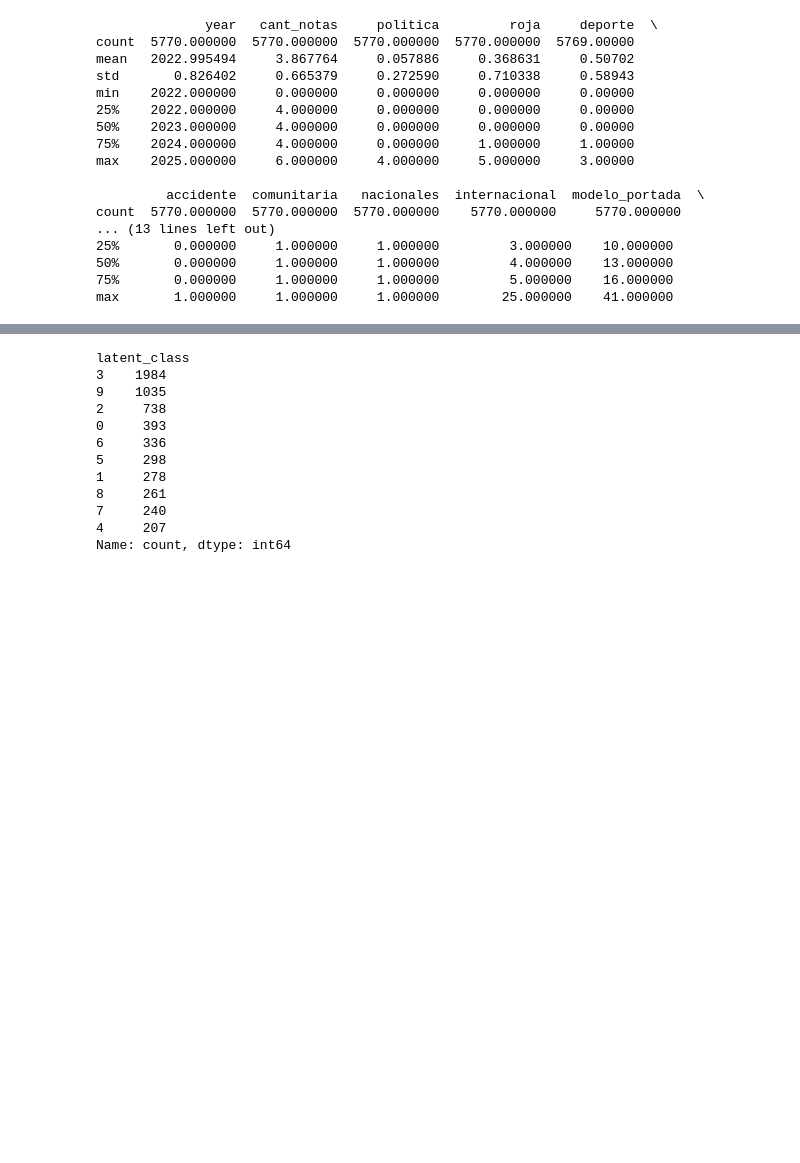
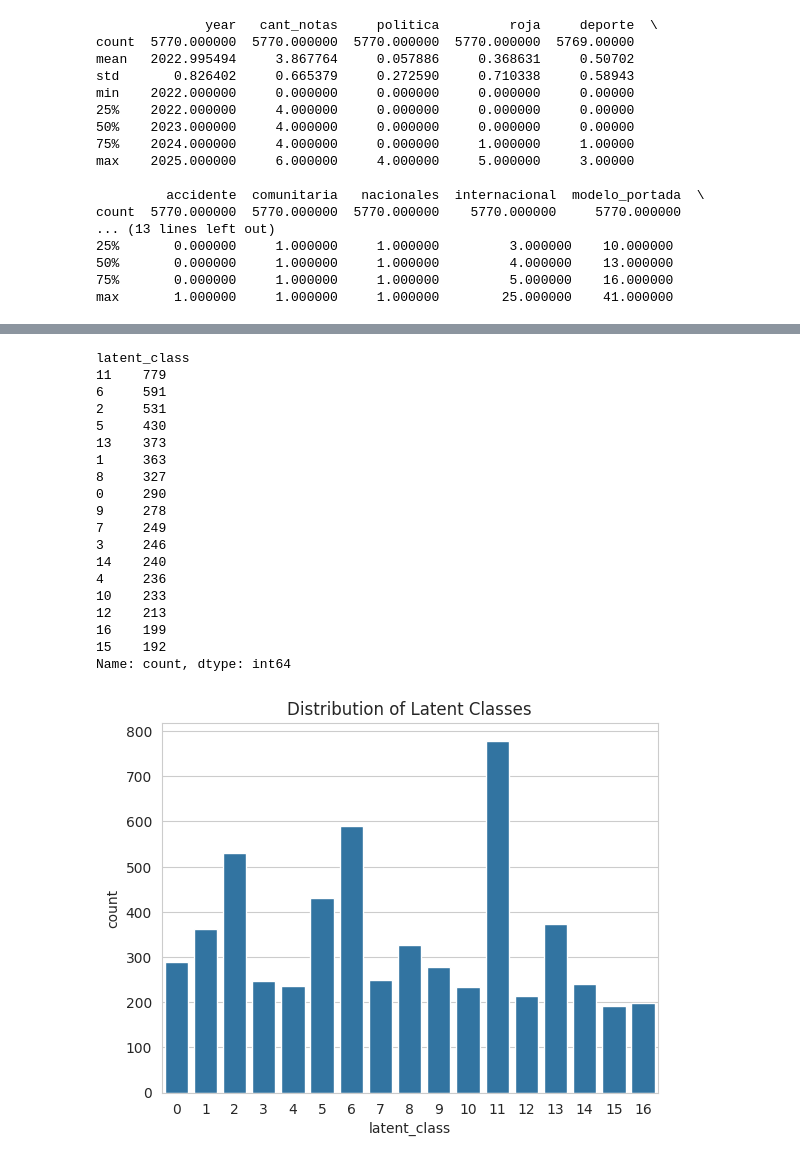
Before and after one commit to GusDelaT/Modelos-finales, a Jupyter notebook: BERT_cat.ipynb, the cells around one changed output, grey strips where cells are left out. Cells and saved outputs as stored; diff of their text form; code cells hidden in the pictures; blank space fills up the shorter version.

```diff
--- a/BERT_cat.ipynb
+++ b/BERT_cat.ipynb
@@ -134,23 +137,36 @@ plt.show()
 # %%
 # Define number of latent classes
-num_classes = 10
+num_classes = 17
 
 # Fit LCA model using Gaussian Mixture Model (GMM)
-lca_model = GaussianMixture(n_components=num_classes, covariance_type="full", random_state=2000)
+lca_model = GaussianMixture(n_components=num_classes, covariance_type="full", random_state=15)
 data["latent_class"] = lca_model.fit_predict(X_lca)
 
 # Check class distribution
 print(data["latent_class"].value_counts())
 # %% [output]
 latent_class
-3    1984
-9    1035
-2     738
-0     393
-6     336
-5     298
-1     278
-8     261
-7     240
-4     207
+11    779
+6     591
+2     531
+5     430
+13    373
+1     363
+8     327
+0     290
+9     278
+7     249
+3     246
+14    240
+4     236
+10    233
+12    213
+16    199
+15    192
 Name: count, dtype: int64
+# %%
+sns.countplot(x=data["latent_class"])
+plt.title("Distribution of Latent Classes")
+plt.show()
+# %% [output]
+[figure, added]
```
Also changed, not shown: parts of 6 cells of this notebook.
